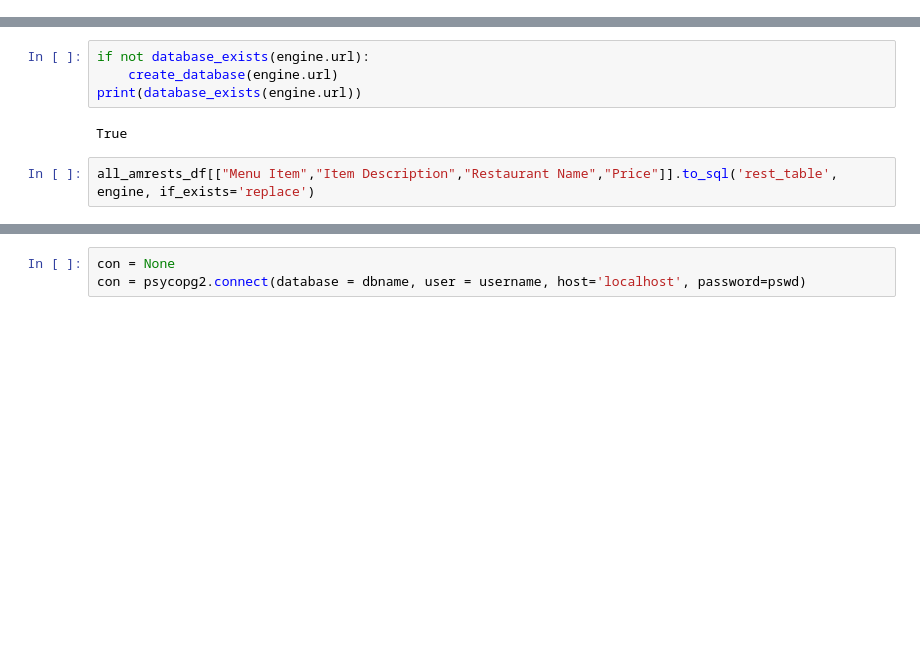
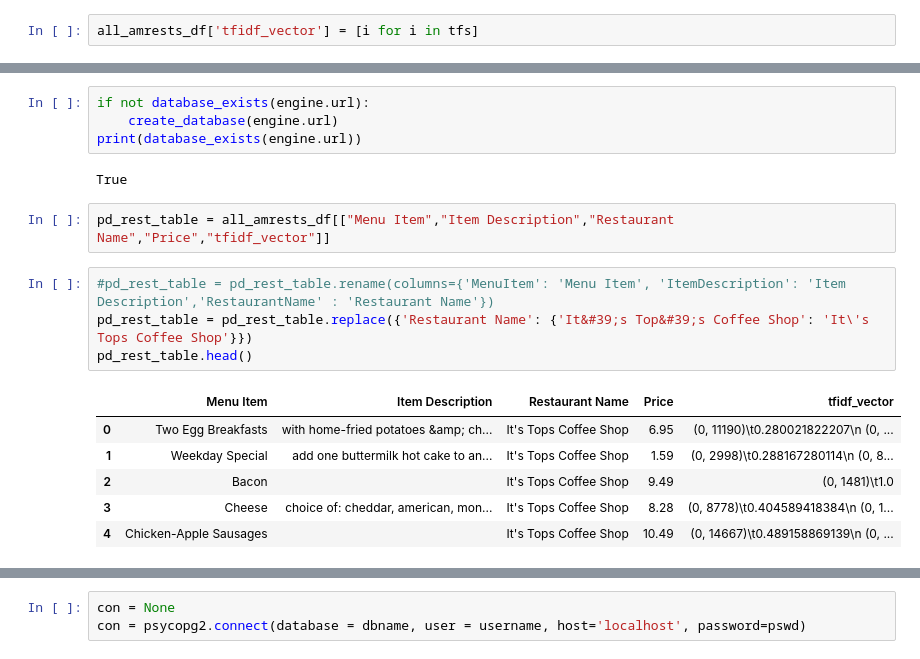
Before and after one commit to harisk87/RestMenu, a Jupyter notebook: Restaurant menu item .ipynb, the cells around one changed output, grey strips where cells are left out. Drawn from its saved outputs; the diff is of its cells as text; blank space fills up the shorter version.

```diff
--- a/Restaurant menu item .ipynb
+++ b/Restaurant menu item .ipynb
@@ -205,0 +202,2 @@ tfs
+# %%
+all_amrests_df['tfidf_vector'] = [i for i in tfs]
@@ -287,4 +255,15 @@ print(database_exists(engine.url))
 # %% [output]
 True
 # %%
-all_amrests_df[["Menu Item","Item Description","Restaurant Name","Price"]].to_sql('rest_table', engine, if_exists='replace')
+pd_rest_table = all_amrests_df[["Menu Item","Item Description","Restaurant Name","Price","tfidf_vector"]]
+# %%
+#pd_rest_table = pd_rest_table.rename(columns={'MenuItem': 'Menu Item', 'ItemDescription': 'Item Description','RestaurantName' : 'Restaurant Name'})
+pd_rest_table = pd_rest_table.replace({'Restaurant Name': {'It&#39;s Top&#39;s Coffee Shop': 'It\'s Tops Coffee Shop'}})
+pd_rest_table.head()
+# %% [output]
+|  | Menu Item | Item Description | Restaurant Name | Price | tfidf_vector |
+| 0 | Two Egg Breakfasts | with home-fried potatoes &amp; ch... | It's Tops Coffee Shop | 6.95 | (0, 11190)\t0.280021822207\n (0, ... |
+| 1 | Weekday Special | add one buttermilk hot cake to an... | It's Tops Coffee Shop | 1.59 | (0, 2998)\t0.288167280114\n (0, 8... |
+| 2 | Bacon |  | It's Tops Coffee Shop | 9.49 | (0, 1481)\t1.0 |
+| 3 | Cheese | choice of: cheddar, american, mon... | It's Tops Coffee Shop | 8.28 | (0, 8778)\t0.404589418384\n (0, 1... |
+| 4 | Chicken-Apple Sausages |  | It's Tops Coffee Shop | 10.49 | (0, 14667)\t0.489158869139\n (0, ... |
```
Also changed, not shown: parts of 21 cells of this notebook, 5 other files.
